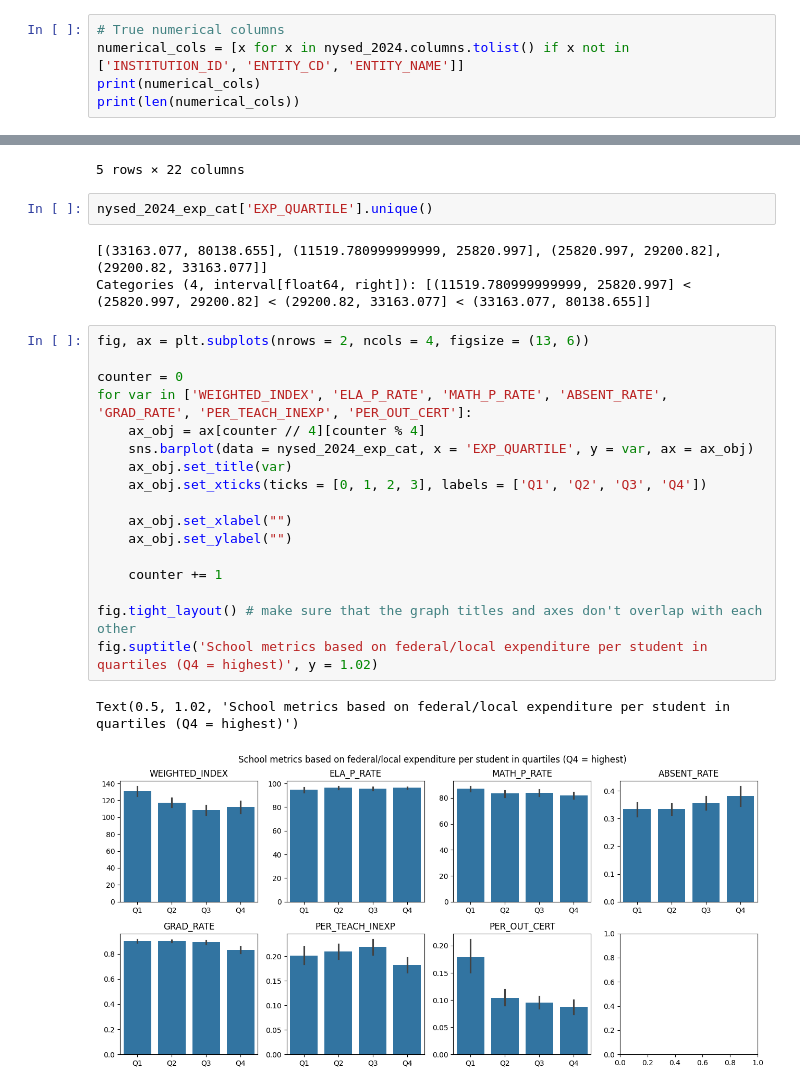
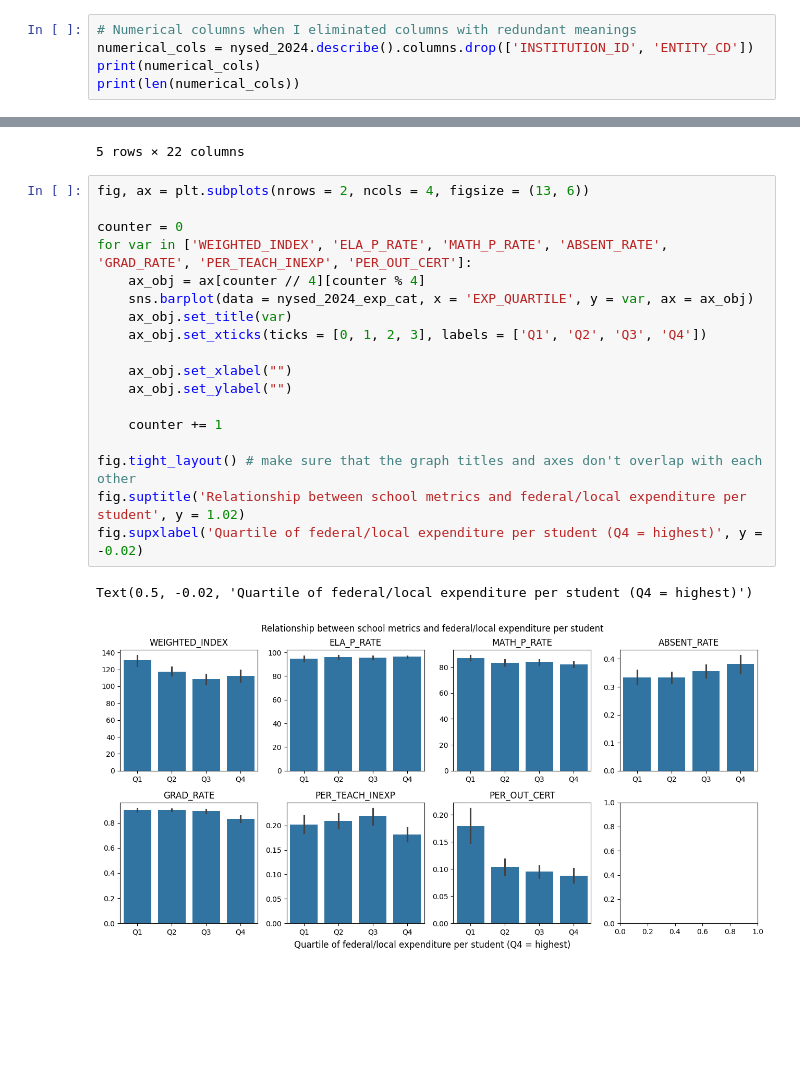
Before and after one commit to thaianle/nysed-2024, a Jupyter notebook: nysed_modeling.ipynb, the cells around one changed output, grey strips where cells are left out. Drawn from its saved outputs; the diff is of its cells as text; blank space fills up the shorter version.

Commit message:
Add interpretations to existing graphs

```diff
--- a/nysed_modeling.ipynb
+++ b/nysed_modeling.ipynb
@@ -164,6 +204,6 @@ EDA
 # %%
-# True numerical columns
-numerical_cols = [x for x in nysed_2024.columns.tolist() if x not in ['INSTITUTION_ID', 'ENTITY_CD', 'ENTITY_NAME']]
+# Numerical columns when I eliminated columns with redundant meanings
+numerical_cols = nysed_2024.describe().columns.drop(['INSTITUTION_ID', 'ENTITY_CD'])
 print(numerical_cols)
 print(len(numerical_cols))
 # %% [output]
@@ -256,28 +278,24 @@ nysed_2024_exp_cat.head()
 | 3 | 800000055436 | 10402060001 | RAVENA-COEYMANS-SELKIRK SR HS | 129.2 | 530 | 164 | 118 | ... |
 | 4 | 800000055426 | 10500010007 | COHOES HIGH SCHOOL | 94.0 | 619 | 326 | 109 | ... |
 5 rows × 22 columns
-# %%
-nysed_2024_exp_cat['EXP_QUARTILE'].unique()
-# %% [output]
-[(33163.077, 80138.655], (11519.780999999999, 25820.997], (25820.997, 29200.82], (29200.82, 33163.077]]
-Categories (4, interval[float64, right]): [(11519.780999999999, 25820.997] < (25820.997, 29200.82] < (29200.82, 33163.077] < (33163.077, 80138.655]]
 # %%
 fig, ax = plt.subplots(nrows = 2, ncols = 4, figsize = (13, 6))
 
 counter = 0
 for var in ['WEIGHTED_INDEX', 'ELA_P_RATE', 'MATH_P_RATE', 'ABSENT_RATE', 'GRAD_RATE', 'PER_TEACH_INEXP', 'PER_OUT_CERT']:
     ax_obj = ax[counter // 4][counter % 4]
     sns.barplot(data = nysed_2024_exp_cat, x = 'EXP_QUARTILE', y = var, ax = ax_obj)
     ax_obj.set_title(var)
     ax_obj.set_xticks(ticks = [0, 1, 2, 3], labels = ['Q1', 'Q2', 'Q3', 'Q4'])
 
     ax_obj.set_xlabel("")
     ax_obj.set_ylabel("")
 
     counter += 1
 
 fig.tight_layout() # make sure that the graph titles and axes don't overlap with each other
-fig.suptitle('School metrics based on federal/local expenditure per student in quartiles (Q4 = highest)', y = 1.02)
+fig.suptitle('Relationship between school metrics and federal/local expenditure per student', y = 1.02)
+fig.supxlabel('Quartile of federal/local expenditure per student (Q4 = highest)', y = -0.02)
 # %% [output]
-Text(0.5, 1.02, 'School metrics based on federal/local expenditure per student in quartiles (Q4 = highest)')
+Text(0.5, -0.02, 'Quartile of federal/local expenditure per student (Q4 = highest)')
-[figure, old version]
+[figure, new version]
```
Also changed, not shown: parts of 31 cells of this notebook.
